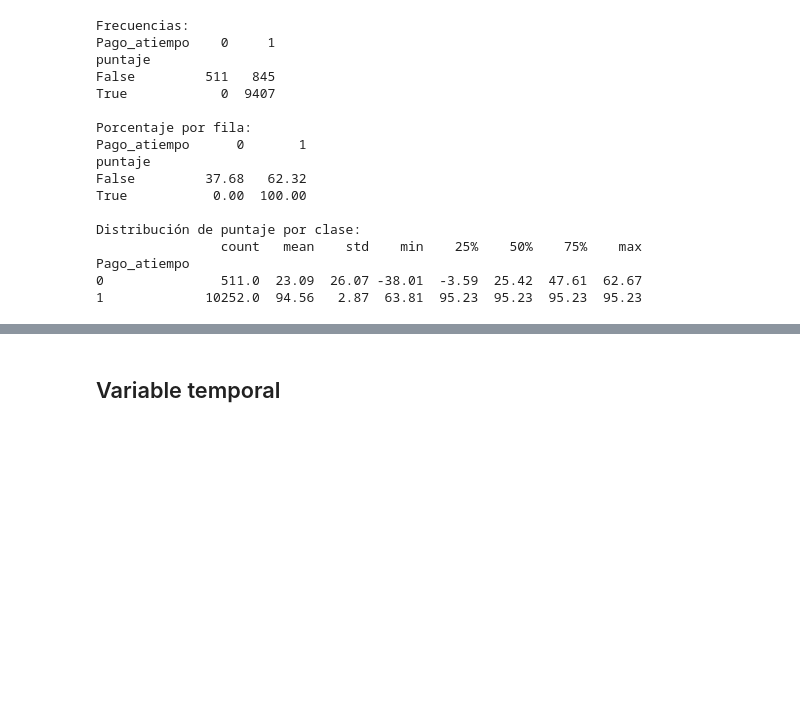
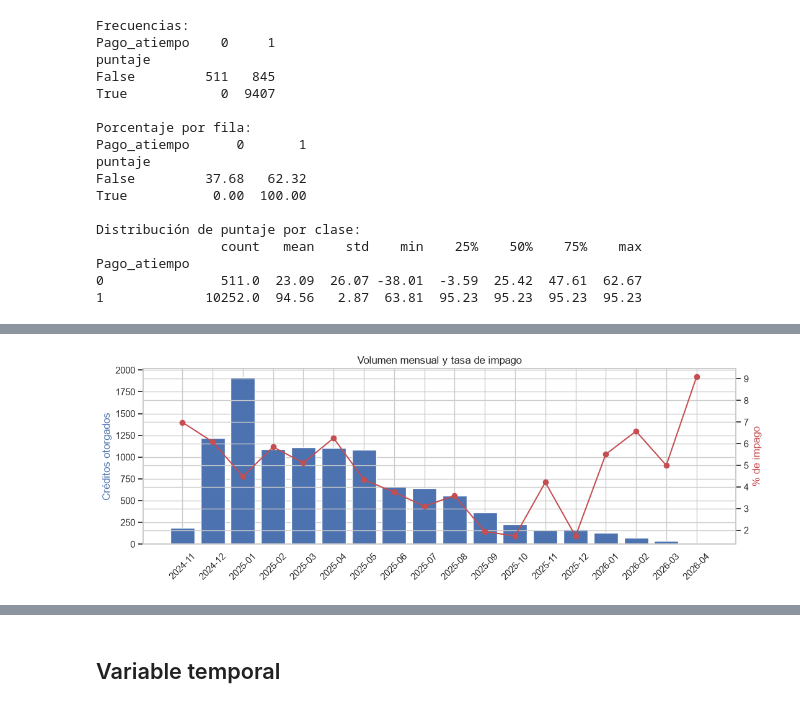
Before and after one commit to mmelgarejo-ds/credit-risk-mlops, a Jupyter notebook: mlops_pipeline/src/comprension_eda.ipynb, the cells around one changed output, grey strips where cells are left out. Cells and saved outputs as stored; diff of their text form; code cells hidden in the pictures; blank space fills up the shorter version.

```diff
--- a/mlops_pipeline/src/comprension_eda.ipynb
+++ b/mlops_pipeline/src/comprension_eda.ipynb
@@ -377,0 +570,40 @@ Y vale notar que la conclusión es la opuesta a la primera impresión: el proble
+# %%
+# Convierte las fechas y agrupa los créditos por mes.
+fecha = pd.to_datetime(df["fecha_prestamo"])
+por_mes = df.groupby(fecha.dt.to_period("M")).agg(
+    # Cuenta la cantidad de créditos otorgados en cada mes.
+    creditos=("Pago_atiempo", "size"),
+    # Calcula el porcentaje mensual de créditos no pagados a tiempo.
+    pct_impago=("Pago_atiempo", lambda x: (1 - x.mean()) * 100)
+)
+
+# Convierte los períodos mensuales a texto para usarlos en el eje X.
+meses = por_mes.index.astype(str)
+
+# Crea la figura y el primer eje para representar el volumen de créditos.
+fig, ax1 = plt.subplots(figsize=(11, 4))
+
+# Muestra la cantidad de créditos otorgados por mes mediante barras.
+ax1.bar(meses, por_mes["creditos"], color="#4c72b0", label="Créditos")
+ax1.set_ylabel("Créditos otorgados", color="#4c72b0")
+ax1.tick_params(axis="x", rotation=45)
+
+# Crea un segundo eje Y para representar el porcentaje de impago.
+ax2 = ax1.twinx()
+
+# Muestra la evolución mensual de la tasa de impago mediante una línea.
+ax2.plot(
+    meses,
+    por_mes["pct_impago"],
+    color="#c44e52",
+    marker="o",
+    label="% impago"
+)
+ax2.set_ylabel("% de impago", color="#c44e52")
+
+# Ajusta el diseño y muestra el gráfico combinado.
+plt.title("Volumen mensual y tasa de impago")
+plt.tight_layout()
+plt.show()
+# %% [output]
+[figure, added]
```
Also changed, not shown: parts of 62 cells of this notebook.
